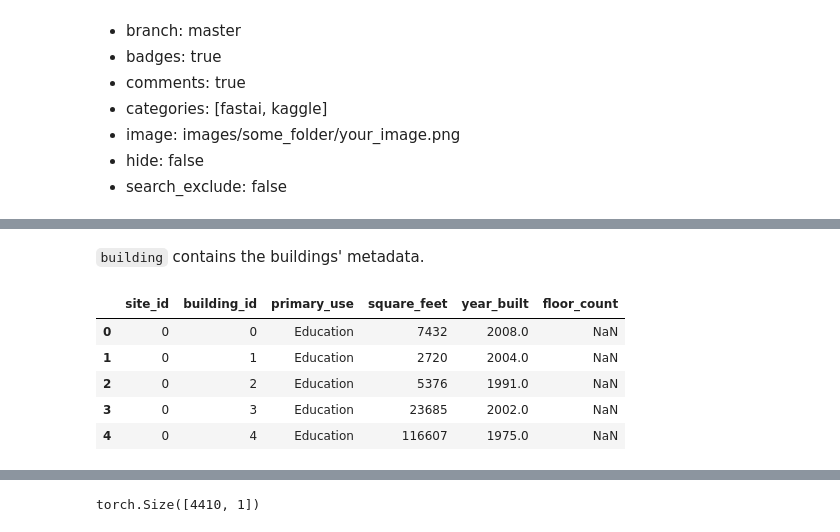
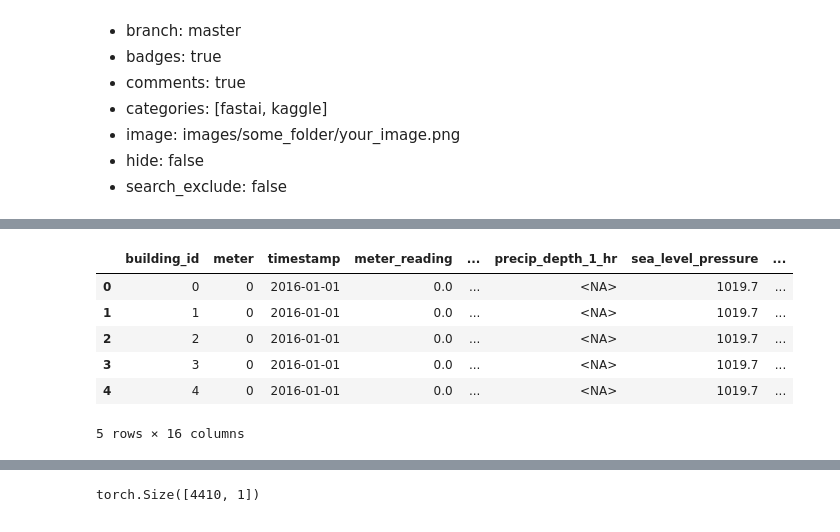
Before and after one commit to fastai-energetic-engineering/ashrae, a Jupyter notebook: ASHRAE_energy_fastai.ipynb, the cells around one changed output, grey strips where cells are left out. Cells and saved outputs as stored; diff of their text form; code cells hidden in the pictures.

```diff
--- a/ASHRAE_energy_fastai.ipynb
+++ b/ASHRAE_energy_fastai.ipynb
@@ -30,4 +21,21 @@ from fastai.tabular.all import *
+# %%
+import os
+import gc
+import pandas as pd
+import datetime as dt
+from tqdm.auto import tqdm
+from pandas.api.types import is_string_dtype, is_numeric_dtype, is_categorical_dtype
+from fastai.tabular.all import *
+from sklearn.ensemble import RandomForestRegressor
+from sklearn.tree import DecisionTreeRegressor
+from dtreeviz.trees import *
+from IPython.display import Image, display_svg, SVG
+
+pd.options.display.max_rows = 20
+pd.options.display.max_columns = 8
 # %%
-# Load ASHRAE energy dataset from your google drive
-p = 'gdrive/MyDrive/Colab Notebooks/ashrae'
-os.chdir(p)
+tqdm.pandas(desc="apply progress")
+
+# Load ASHRAE energy dataset as parquet from google drive
+%cd 'gdrive/MyDrive/Colab Notebooks/ashrae_parquet'
+train_valid = pd.read_parquet("train_combined.parquet.snappy")
@@ -47,11 +44,10 @@ train = pd.read_csv('data/train.csv')
-# %% [markdown]
-`building` contains the buildings' metadata.
 # %%
-building.head()
+train_valid.head()
 # %% [output]
-|  | site_id | building_id | primary_use | square_feet | year_built | floor_count |
-| 0 | 0 | 0 | Education | 7432 | 2008.0 | NaN |
-| 1 | 0 | 1 | Education | 2720 | 2004.0 | NaN |
-| 2 | 0 | 2 | Education | 5376 | 1991.0 | NaN |
-| 3 | 0 | 3 | Education | 23685 | 2002.0 | NaN |
-| 4 | 0 | 4 | Education | 116607 | 1975.0 | NaN |
+|  | building_id | meter | timestamp | meter_reading | ... | precip_depth_1_hr | sea_level_pressure | ... |
+| 0 | 0 | 0 | 2016-01-01 | 0.0 | ... | <NA> | 1019.7 | ... |
+| 1 | 1 | 0 | 2016-01-01 | 0.0 | ... | <NA> | 1019.7 | ... |
+| 2 | 2 | 0 | 2016-01-01 | 0.0 | ... | <NA> | 1019.7 | ... |
+| 3 | 3 | 0 | 2016-01-01 | 0.0 | ... | <NA> | 1019.7 | ... |
+| 4 | 4 | 0 | 2016-01-01 | 0.0 | ... | <NA> | 1019.7 | ... |
+5 rows × 16 columns
```
Also changed, not shown: parts of 36 cells of this notebook.
